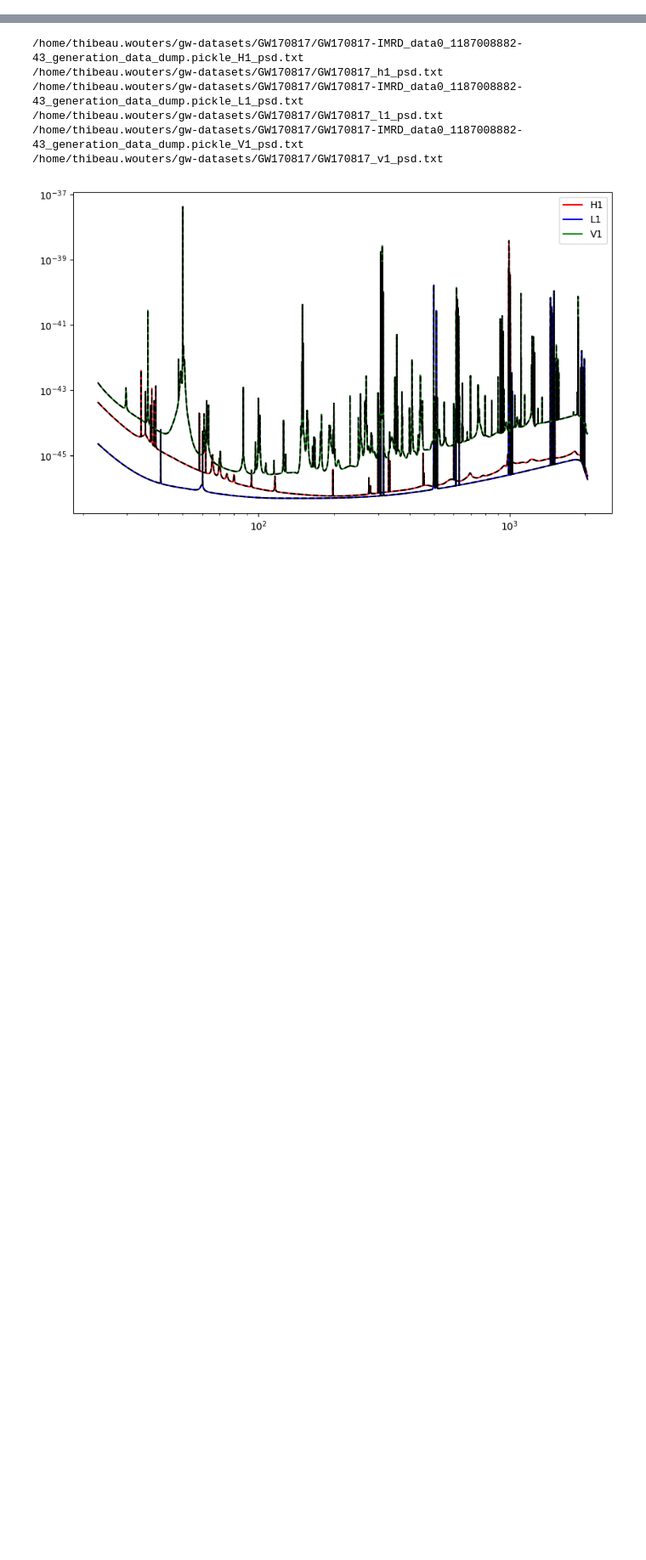
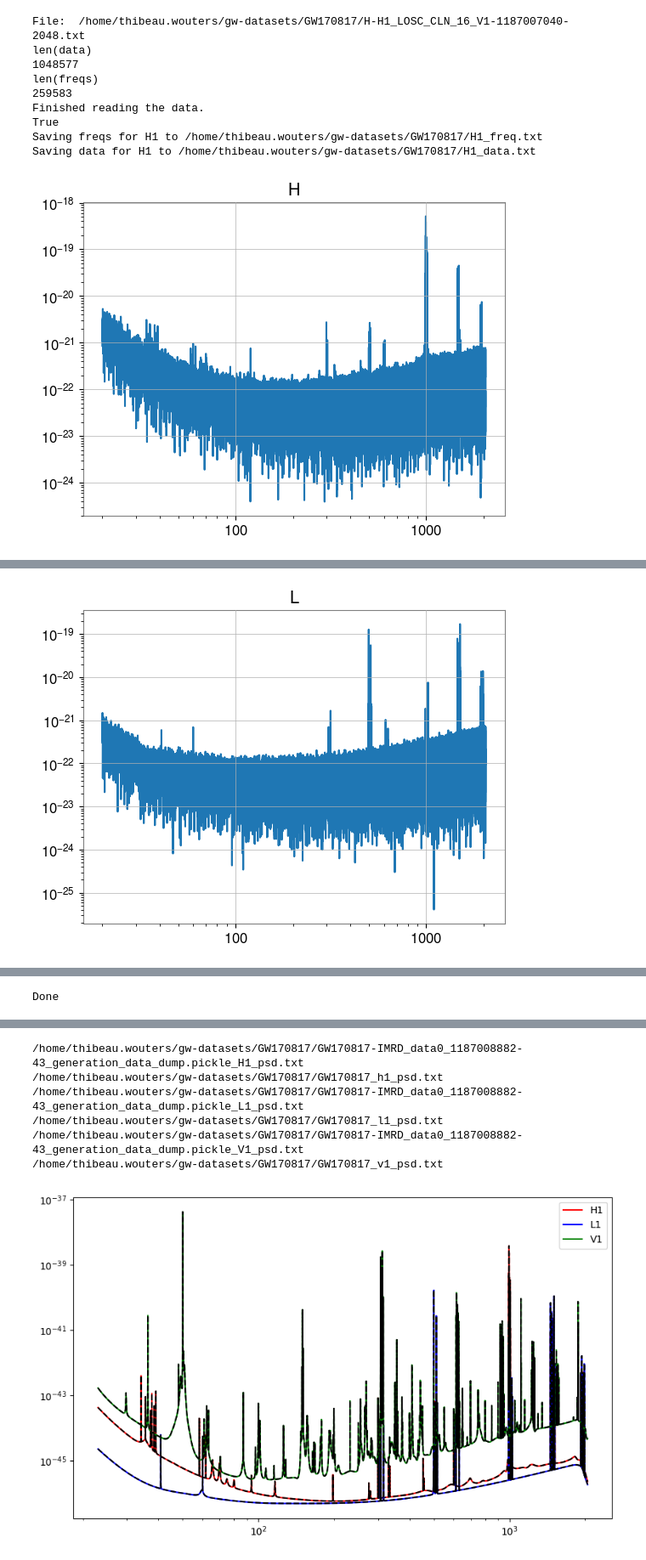
Before and after one commit to ThibeauWouters/TurboPE-BNS, a Jupyter notebook: real_events/sanity_check.ipynb, the cells around one changed output, grey strips where cells are left out. Shown at 85% size. Cells and saved outputs as stored; diff of their text form; code cells hidden in the pictures; blank space fills up the shorter version.

```diff
--- a/real_events/sanity_check.ipynb
+++ b/real_events/sanity_check.ipynb
@@ -43,0 +161,73 @@ Example file:  /home/thibeau.wouters/gw-datasets/GW170817/V-V1_LOSC_CLN_16_V1-11
+# %%
+data_freq_name = 16
+for detector, name in zip([H1, L1, V1], ["H", "L", "V"]):
+    file = f"{data_path}{name}-{name}1_LOSC_CLN_{data_freq_name}_V1-1187007040-2048.txt"
+
+    print("File: ", file)
+    data = np.loadtxt(file)
+
+    txt_duration = 2048
+    f_sampling = 16384
+
+    # Get time grid
+    dt = 1 / f_sampling
+    time = np.linspace(0, txt_duration, f_sampling * txt_duration)
+    assert len(time) == len(data), "Wrong"
+    txt_trigger_time = 1842.43
+    # Limit times to be between window and mask data as well
+    time_start = txt_trigger_time - duration + 2
+    time_end = txt_trigger_time + 2
+    ### TODO: apply mask elsewhere?
+    mask = (time > time_start) & (time < time_end)
+    # time = time[mask]
+    data = data[mask]
+
+    # Do FFT to get frequencies
+    n = len(data)
+    data_fd = np.fft.rfft(np.array(data) * tukey(n, tukey_alpha)) * dt
+    freq = np.fft.rfftfreq(n, dt)
+
+    print("len(data)")
+    print(len(data_fd))
+
+    print("len(freqs)")
+    print(len(freqs))
+
+    print("Finished reading the data.")
+
+    mask = (freq > fmin) & (freq < fmax)
+    freq = freq[mask]
+    data_fd = data_fd[mask]
+
+    # Save here locally
+
+    data_dict["txt"][f"{name}1"]["freqs"] = freq
+    data_dict["txt"][f"{name}1"]["data"] = data_fd
+
+    print(len(data_fd) == len(freq))
+
+    # Save to new txt files to use later on
+    save_name = data_path + f"{name}1_freq.txt"
+    print(f"Saving freqs for {name}1 to {save_name}")
+    np.savetxt(save_name, freq)
+
+    save_name = data_path + f"{name}1_data.txt"
+    print(f"Saving data for {name}1 to {save_name}")
+    np.savetxt(save_name, data_fd)
+
+    plt.loglog(freq, np.abs(data_fd))
+    plt.title(name)
+    plt.show()
+
+print("Done")
+# %% [output]
+File:  /home/thibeau.wouters/gw-datasets/GW170817/H-H1_LOSC_CLN_16_V1-1187007040-2048.txt
+len(data)
+1048577
+len(freqs)
+259583
+Finished reading the data.
+True
+Saving freqs for H1 to /home/thibeau.wouters/gw-datasets/GW170817/H1_freq.txt
+Saving data for H1 to /home/thibeau.wouters/gw-datasets/GW170817/H1_data.txt
+[figure, added]
@@ -43,0 +243 @@ Example file:  /home/thibeau.wouters/gw-datasets/GW170817/V-V1_LOSC_CLN_16_V1-11
+[figure, added]
@@ -43,0 +254 @@ Example file:  /home/thibeau.wouters/gw-datasets/GW170817/V-V1_LOSC_CLN_16_V1-11
+Done
```
Also changed, not shown: parts of 14 cells of this notebook.
